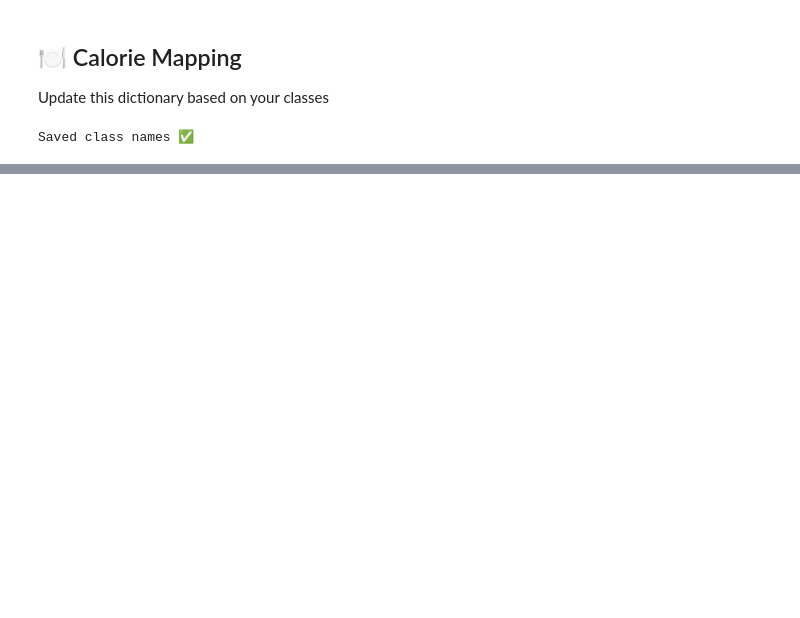
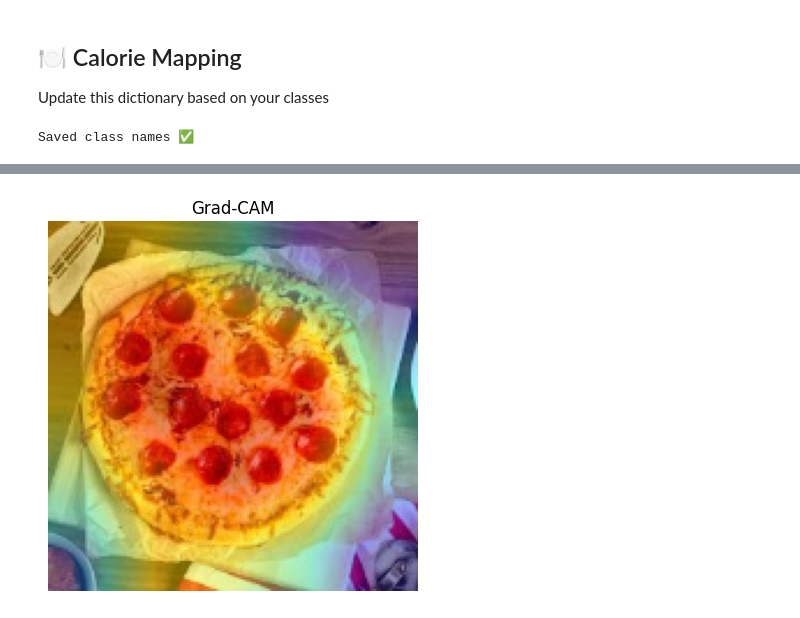
Before and after one commit to megha-bhandaru/food-calorie-tracker, a Jupyter notebook: notebooks/food_calorie_notebook.ipynb, the cells around one changed output, grey strips where cells are left out. Cells and saved outputs as stored; diff of their text form; code cells hidden in the pictures; blank space fills up the shorter version.

Commit message:
Add Grad-CAM explainable AI cell

```diff
--- a/notebooks/food_calorie_notebook.ipynb
+++ b/notebooks/food_calorie_notebook.ipynb
@@ -165,3 +161,6 @@ with open("class_names.json", "w") as f:
 print("Saved class names ✅")
 # %% [output]
 Saved class names ✅
+# %%
+for layer in model.layers:
+    print(layer.name)
@@ -167,0 +174,2 @@ Saved class names ✅
+# %%
+base_model = model.get_layer("mobilenetv2_1.00_160")
@@ -167,0 +194,79 @@ Saved class names ✅
+# %%
+import tensorflow as tf
+import numpy as np
+import cv2
+import matplotlib.pyplot as plt
+
+def make_gradcam_heatmap(img_array, model):
+    base_model = model.get_layer("mobilenetv2_1.00_160")
+    last_conv_layer = base_model.get_layer("Conv_1")
+
+    # Build grad model entirely from base_model's own input/output
+    base_grad_model = tf.keras.models.Model(
+        inputs=base_model.input,
+        outputs=[last_conv_layer.output, base_model.output]
+    )
+
+    # Manually run the preprocessing layers (augmentation + rescaling)
+    x = img_array
+    for layer in model.layers:
+        if layer.name == "mobilenetv2_1.00_160":
+            break
+        x = layer(x, training=False)
+
+    preprocessed = x
+
+    with tf.GradientTape() as tape:
+        conv_outputs, base_out = base_grad_model(preprocessed, training=False)
+        tape.watch(conv_outputs)
+
+        # Run the head layers after base_model
+        x = base_out
+        found = False
+        for layer in model.layers:
+            if found:
+                x = layer(x, training=False)
+            if layer.name == "mobilenetv2_1.00_160":
+                found = True
+
+        predictions = x
+        pred_index = tf.argmax(predictions[0])
+        class_channel = predictions[:, pred_index]
+
+    grads = tape.gradient(class_channel, conv_outputs)
+    pooled_grads = tf.reduce_mean(grads, axis=(0, 1, 2))
+
+    heatmap = conv_outputs[0] @ pooled_grads[..., tf.newaxis]
+    heatmap = tf.squeeze(heatmap)
+    heatmap = tf.maximum(heatmap, 0) / (tf.reduce_max(heatmap) + 1e-8)
+
+    return heatmap.numpy()
+
+
+def superimpose_heatmap(img_path, heatmap):
+    img = cv2.imread(img_path)
+    img = cv2.resize(img, (160, 160))
+
+    heatmap_uint8 = np.uint8(255 * heatmap)
+    heatmap_resized = cv2.resize(heatmap_uint8, (160, 160))
+    heatmap_colored = cv2.applyColorMap(heatmap_resized, cv2.COLORMAP_JET)
+
+    superimposed_img = cv2.addWeighted(img, 0.6, heatmap_colored, 0.4, 0)
+
+    plt.imshow(cv2.cvtColor(superimposed_img, cv2.COLOR_BGR2RGB))
+    plt.axis('off')
+    plt.title("Grad-CAM")
+    plt.show()
+
+
+# ===== TEST =====
+img_path = "../pizza.jpg"
+
+img = tf.keras.preprocessing.image.load_img(img_path, target_size=(160, 160))
+img_array = tf.keras.preprocessing.image.img_to_array(img)
+img_array = np.expand_dims(img_array, axis=0)
+
+heatmap = make_gradcam_heatmap(img_array, model)
+superimpose_heatmap(img_path, heatmap)
+# %% [output]
+[figure, added]
```
Also changed, not shown: parts of 7 cells of this notebook.
